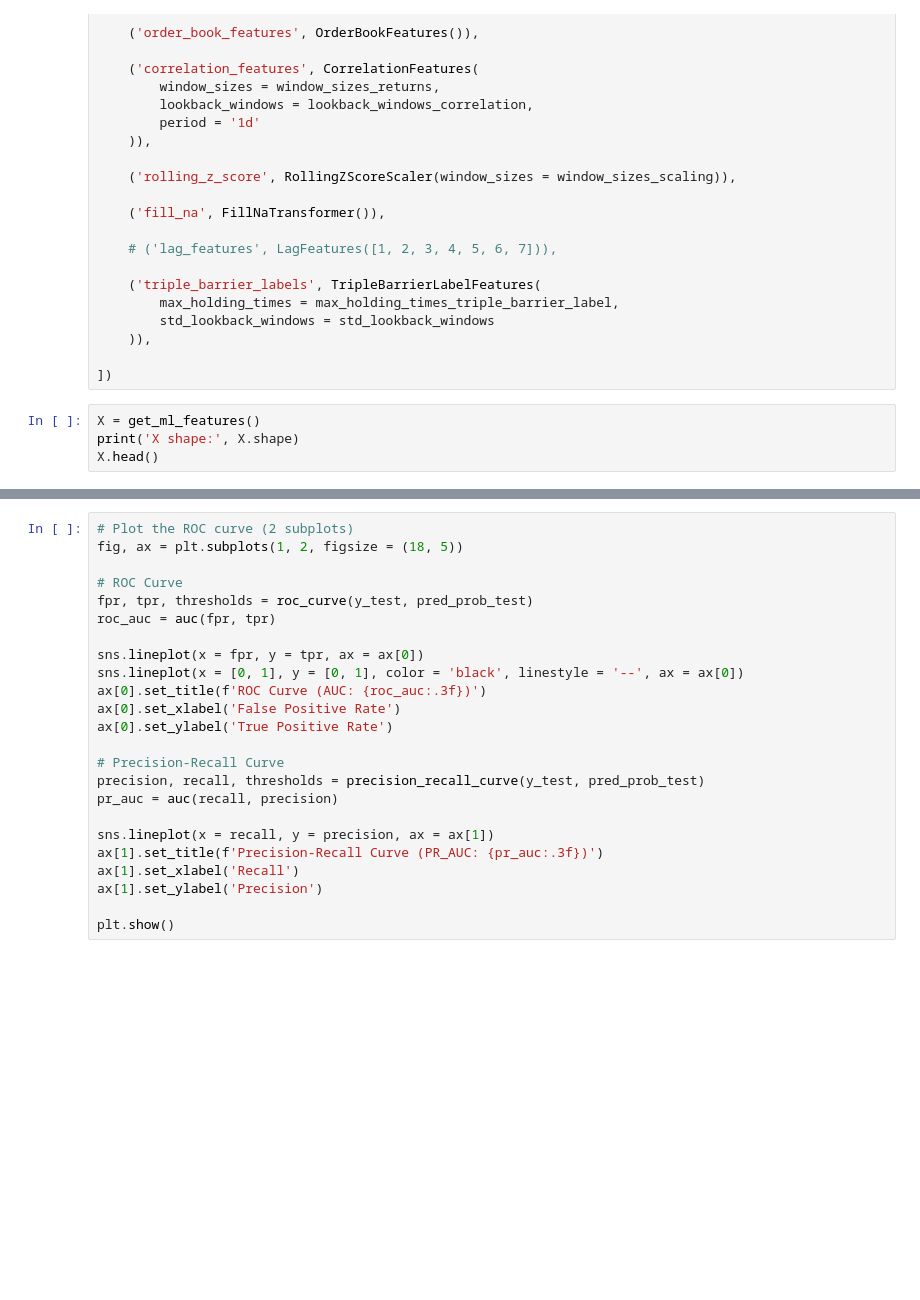
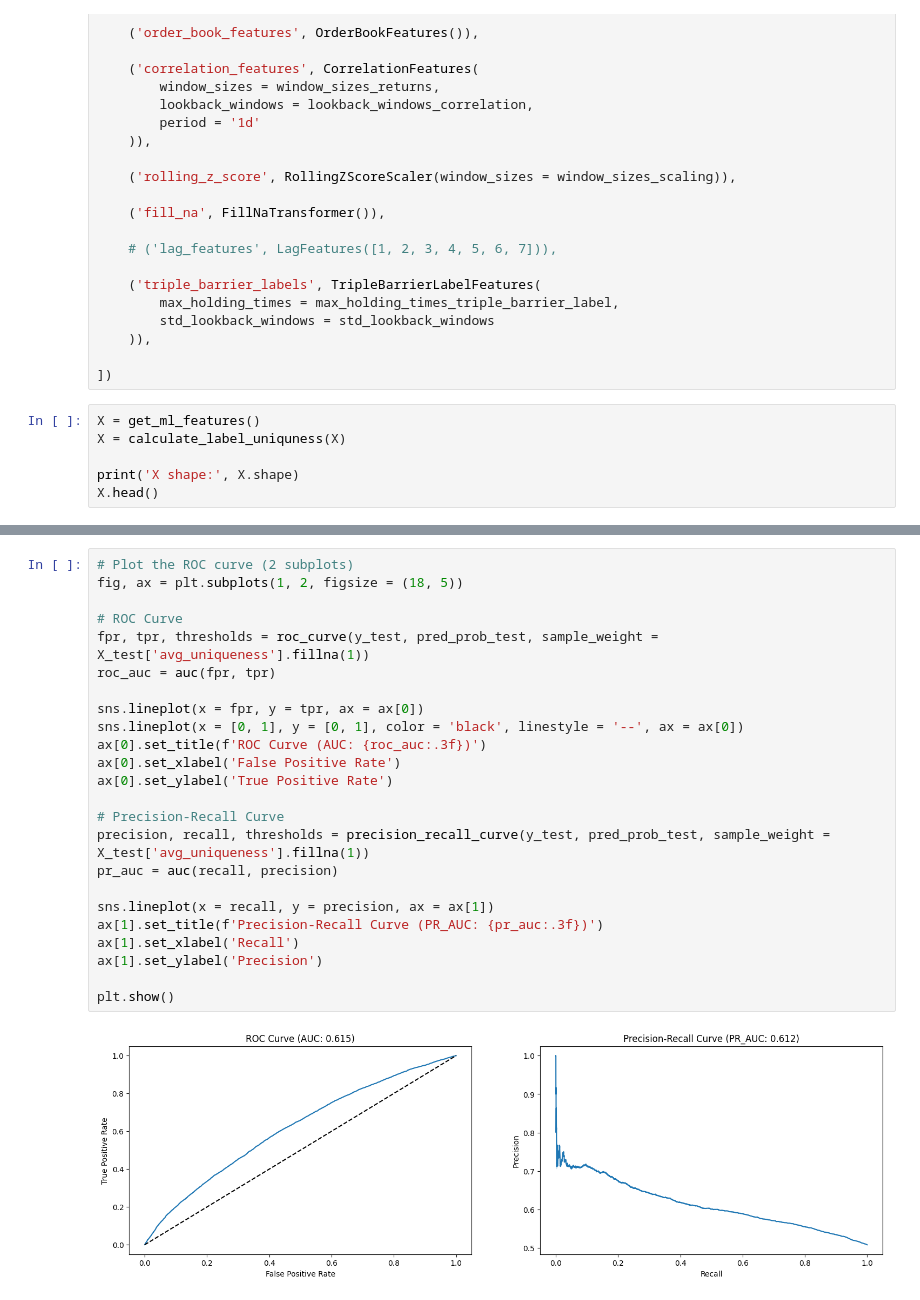
Before and after one commit to Algo-Trading-Project/trading-bot, a Jupyter notebook: notebooks/ml_pipeline.ipynb, the cells around one changed output, grey strips where cells are left out. Cells and saved outputs as stored; diff of their text form; blank space fills up the shorter version.

```diff
--- a/notebooks/ml_pipeline.ipynb
+++ b/notebooks/ml_pipeline.ipynb
@@ -80,5 +80,7 @@ feature_engineering_pipeline = Pipeline([
 ])
 # %%
 X = get_ml_features()
+X = calculate_label_uniquness(X)
+
 print('X shape:', X.shape)
 X.head()
@@ -202,26 +272,28 @@ print(classification_report(y_test, np.random.randint(0, 2, len(y_test))))
 # %%
 # Plot the ROC curve (2 subplots)
 fig, ax = plt.subplots(1, 2, figsize = (18, 5))
 
 # ROC Curve
-fpr, tpr, thresholds = roc_curve(y_test, pred_prob_test)
+fpr, tpr, thresholds = roc_curve(y_test, pred_prob_test, sample_weight = X_test['avg_uniqueness'].fillna(1))
 roc_auc = auc(fpr, tpr)
 
 sns.lineplot(x = fpr, y = tpr, ax = ax[0])
 sns.lineplot(x = [0, 1], y = [0, 1], color = 'black', linestyle = '--', ax = ax[0])
 ax[0].set_title(f'ROC Curve (AUC: {roc_auc:.3f})')
 ax[0].set_xlabel('False Positive Rate')
 ax[0].set_ylabel('True Positive Rate')
 
 # Precision-Recall Curve
-precision, recall, thresholds = precision_recall_curve(y_test, pred_prob_test)
+precision, recall, thresholds = precision_recall_curve(y_test, pred_prob_test, sample_weight = X_test['avg_uniqueness'].fillna(1))
 pr_auc = auc(recall, precision)
 
 sns.lineplot(x = recall, y = precision, ax = ax[1])
 ax[1].set_title(f'Precision-Recall Curve (PR_AUC: {pr_auc:.3f})')
 ax[1].set_xlabel('Recall')
 ax[1].set_ylabel('Precision')
 
 plt.show()
+# %% [output]
+[figure, added]
 # %%
 # Plot top N most important features as horizontal bar plot
```
Also changed, not shown: parts of 16 cells of this notebook, 6 other files.
